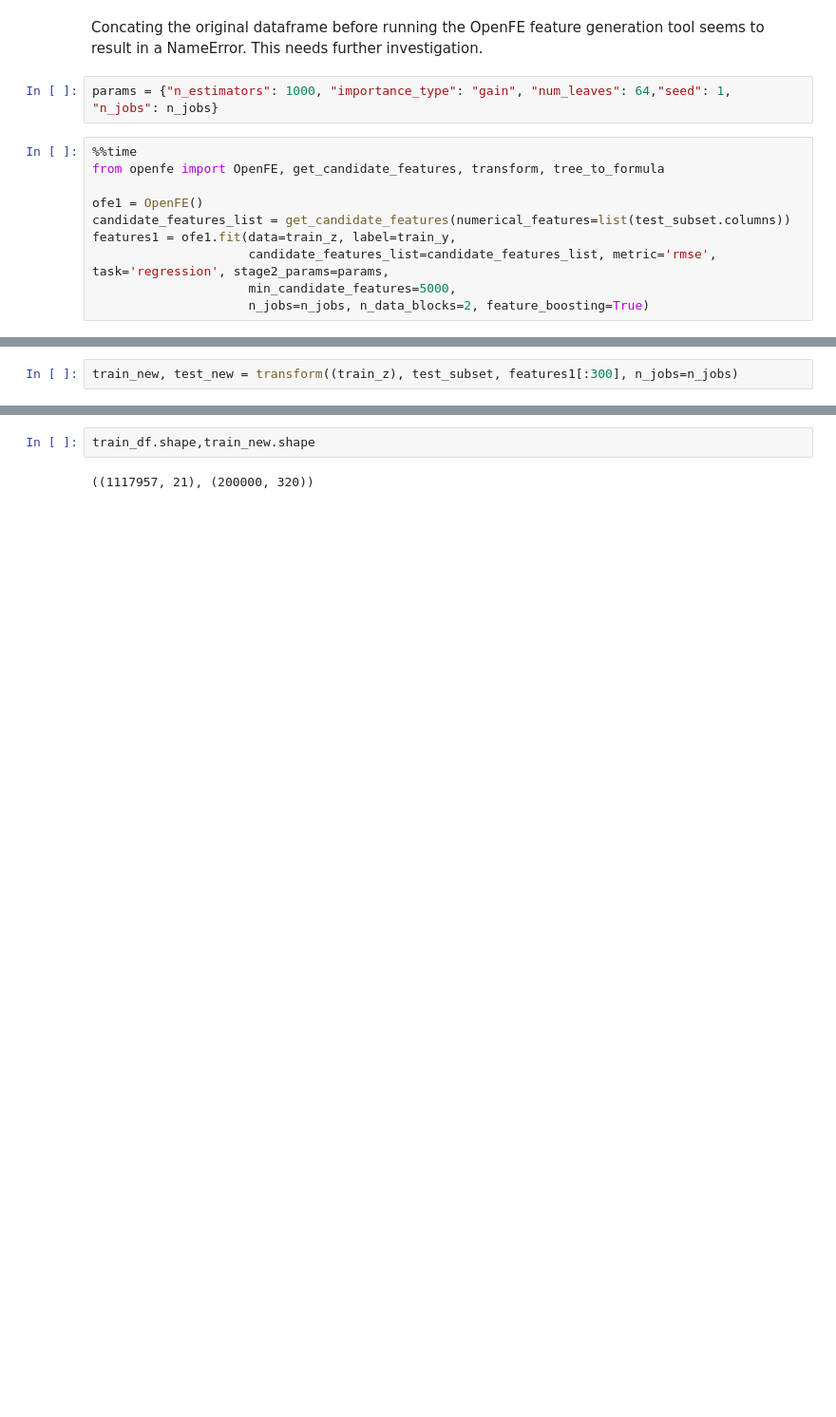
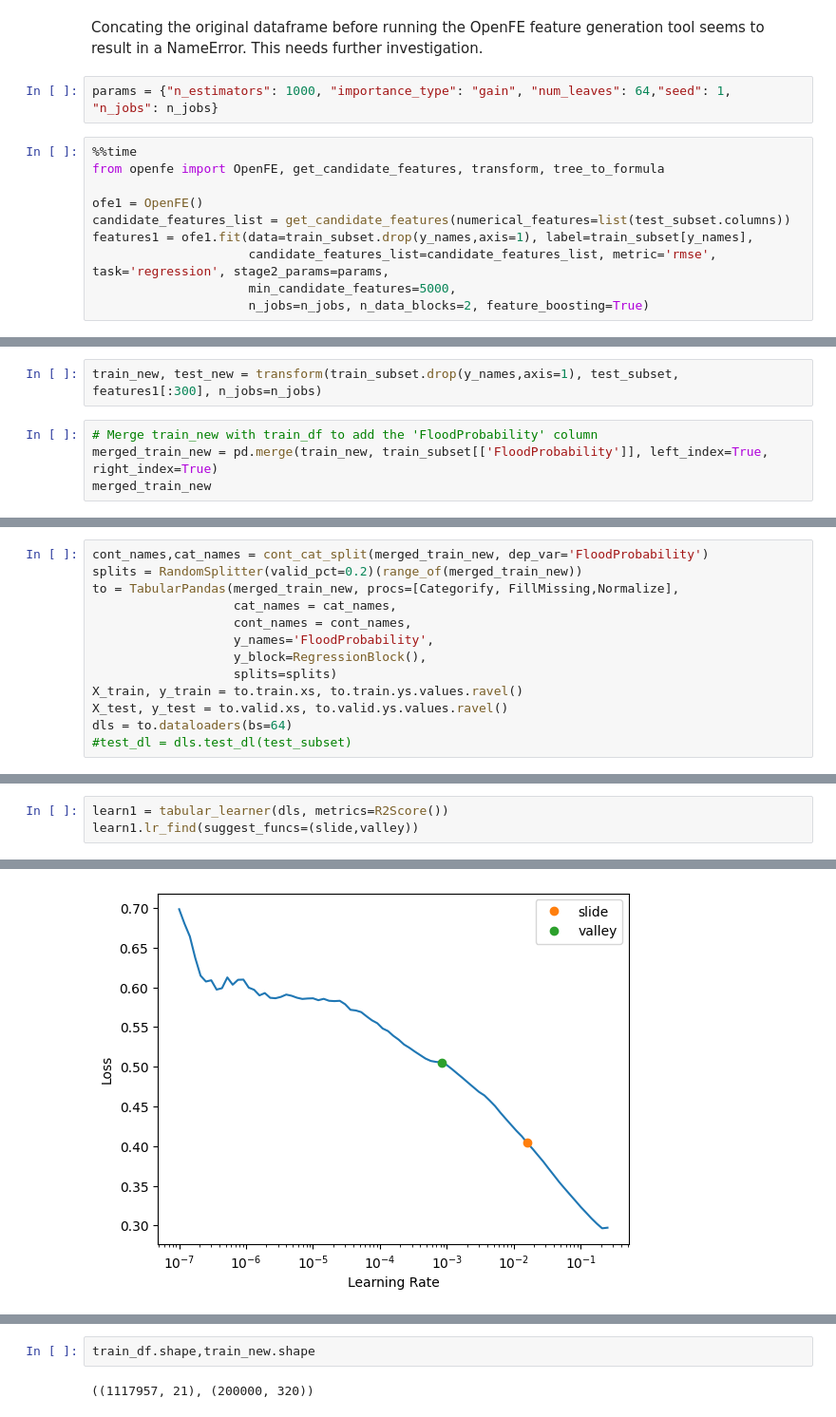
Before and after one commit to rubanzasilva/flood_prediction, a Jupyter notebook: s04e05-fastai.ipynb, the cells around one changed output, grey strips where cells are left out. Shown at 95% size. Drawn from its saved outputs; the diff is of its cells as text; blank space fills up the shorter version.

```diff
--- a/s04e05-fastai.ipynb
+++ b/s04e05-fastai.ipynb
@@ -165,7 +375,7 @@ from openfe import OpenFE, get_candidate_features, transform, tree_to_formula
 
 ofe1 = OpenFE()
 candidate_features_list = get_candidate_features(numerical_features=list(test_subset.columns))
-features1 = ofe1.fit(data=train_z, label=train_y,
+features1 = ofe1.fit(data=train_subset.drop(y_names,axis=1), label=train_subset[y_names],
                      candidate_features_list=candidate_features_list, metric='rmse', task='regression', stage2_params=params,
                      min_candidate_features=5000,
                      n_jobs=n_jobs, n_data_blocks=2, feature_boosting=True)
@@ -343,2 +588,6 @@ You can set `force_col_wise=true` to remove the overhead.
 # %%
-train_new, test_new = transform((train_z), test_subset, features1[:300], n_jobs=n_jobs)
+train_new, test_new = transform(train_subset.drop(y_names,axis=1), test_subset, features1[:300], n_jobs=n_jobs)
+# %%
+# Merge train_new with train_df to add the 'FloodProbability' column
+merged_train_new = pd.merge(train_new, train_subset[['FloodProbability']], left_index=True, right_index=True)
+merged_train_new
@@ -344,0 +609,13 @@ train_new, test_new = transform((train_z), test_subset, features1[:300], n_jobs=
+# %%
+cont_names,cat_names = cont_cat_split(merged_train_new, dep_var='FloodProbability')
+splits = RandomSplitter(valid_pct=0.2)(range_of(merged_train_new))
+to = TabularPandas(merged_train_new, procs=[Categorify, FillMissing,Normalize],
+                   cat_names = cat_names,
+                   cont_names = cont_names,
+                   y_names='FloodProbability',
+                   y_block=RegressionBlock(),
+                   splits=splits)
+X_train, y_train = to.train.xs, to.train.ys.values.ravel()
+X_test, y_test = to.valid.xs, to.valid.ys.values.ravel()
+dls = to.dataloaders(bs=64)
+#test_dl = dls.test_dl(test_subset)
@@ -344,0 +640,4 @@ train_new, test_new = transform((train_z), test_subset, features1[:300], n_jobs=
+# %%
+learn1 = tabular_learner(dls, metrics=R2Score())
+learn1.lr_find(suggest_funcs=(slide,valley))
+# %% [output]
@@ -344,0 +646 @@ train_new, test_new = transform((train_z), test_subset, features1[:300], n_jobs=
+[figure, added]
```
Also changed, not shown: parts of 59 cells of this notebook.
